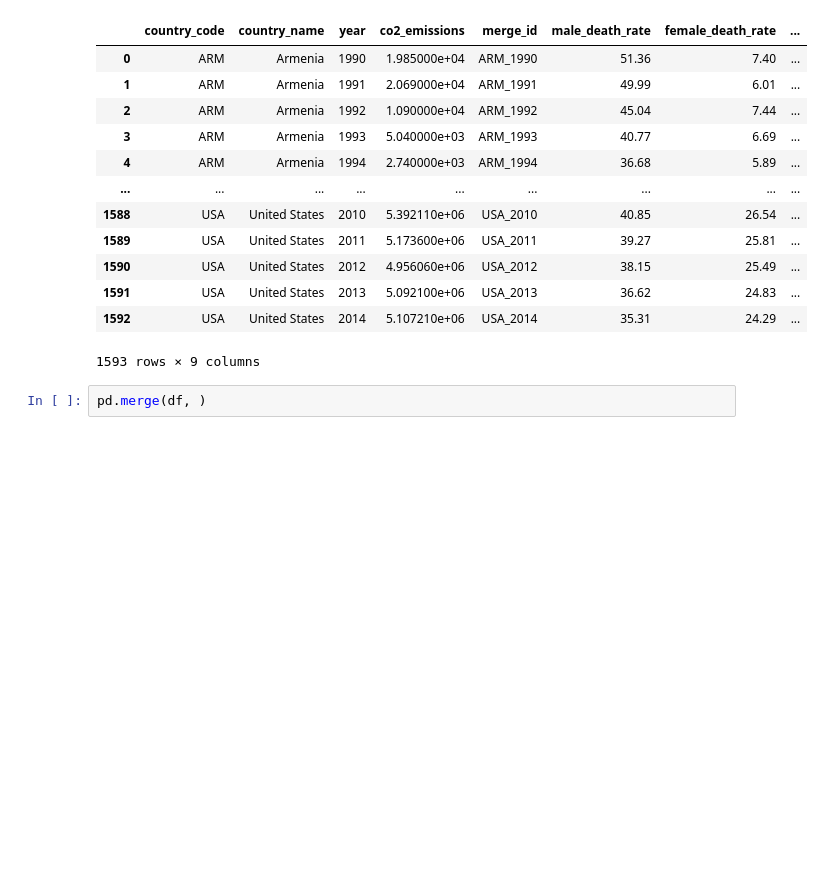
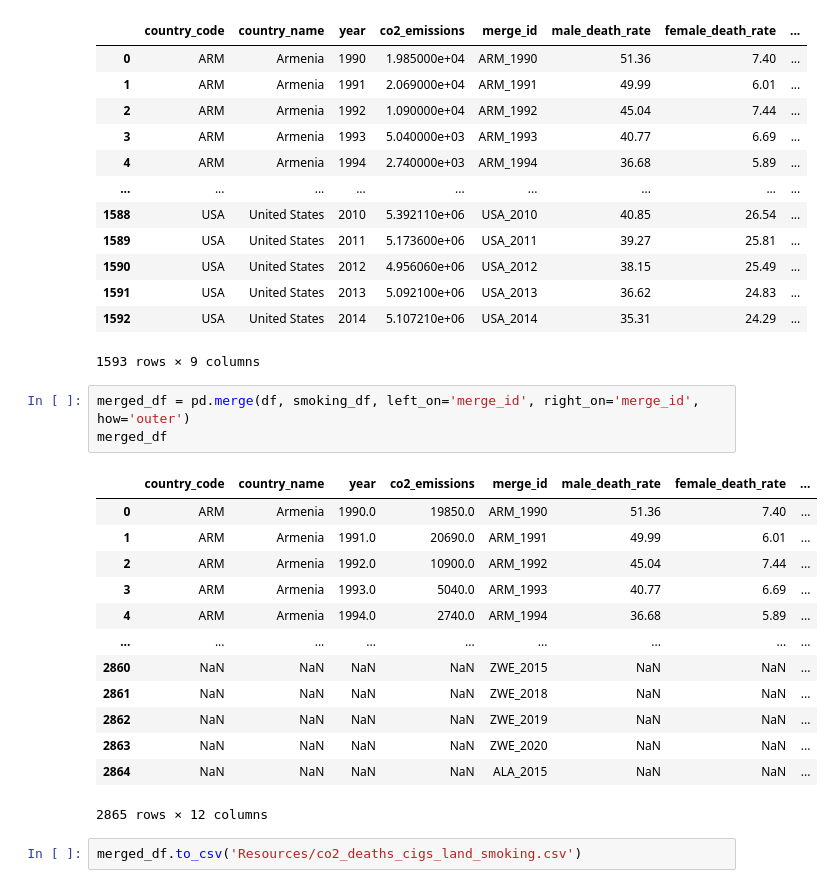
Before and after one commit to mzabrisk/final_project_group6, a Jupyter notebook: dataset_w_smokingrate.ipynb, the cells around one changed output. Drawn from its saved outputs; the diff is of its cells as text; blank space fills up the shorter version.

```diff
--- a/dataset_w_smokingrate.ipynb
+++ b/dataset_w_smokingrate.ipynb
@@ -72,5 +72,22 @@ df
 | 1591 | USA | United States | 2013 | 5.092100e+06 | USA_2013 | 36.62 | 24.83 | ... |
 | 1592 | USA | United States | 2014 | 5.107210e+06 | USA_2014 | 35.31 | 24.29 | ... |
 1593 rows × 9 columns
-# %%
-pd.merge(df, )
+# %%
+merged_df = pd.merge(df, smoking_df, left_on='merge_id', right_on='merge_id', how='outer')
+merged_df
+# %% [output]
+|  | country_code | country_name | year | co2_emissions | merge_id | male_death_rate | female_death_rate | ... |
+| 0 | ARM | Armenia | 1990.0 | 19850.0 | ARM_1990 | 51.36 | 7.40 | ... |
+| 1 | ARM | Armenia | 1991.0 | 20690.0 | ARM_1991 | 49.99 | 6.01 | ... |
+| 2 | ARM | Armenia | 1992.0 | 10900.0 | ARM_1992 | 45.04 | 7.44 | ... |
+| 3 | ARM | Armenia | 1993.0 | 5040.0 | ARM_1993 | 40.77 | 6.69 | ... |
+| 4 | ARM | Armenia | 1994.0 | 2740.0 | ARM_1994 | 36.68 | 5.89 | ... |
+| ... | ... | ... | ... | ... | ... | ... | ... | ... |
+| 2860 | NaN | NaN | NaN | NaN | ZWE_2015 | NaN | NaN | ... |
+| 2861 | NaN | NaN | NaN | NaN | ZWE_2018 | NaN | NaN | ... |
+| 2862 | NaN | NaN | NaN | NaN | ZWE_2019 | NaN | NaN | ... |
+| 2863 | NaN | NaN | NaN | NaN | ZWE_2020 | NaN | NaN | ... |
+| 2864 | NaN | NaN | NaN | NaN | ALA_2015 | NaN | NaN | ... |
+2865 rows × 12 columns
+# %%
+merged_df.to_csv('Resources/co2_deaths_cigs_land_smoking.csv')
```
Also changed, not shown: 6 other files.
